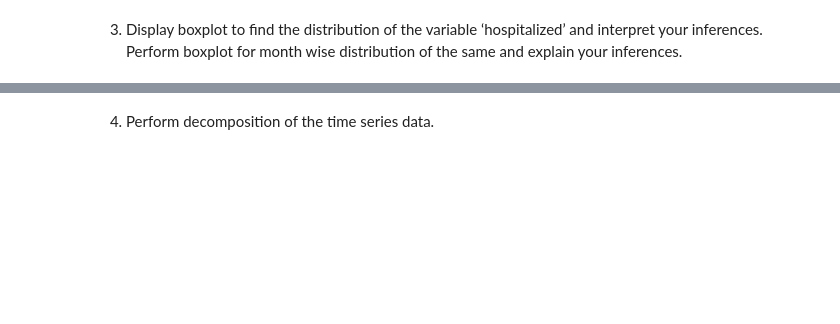
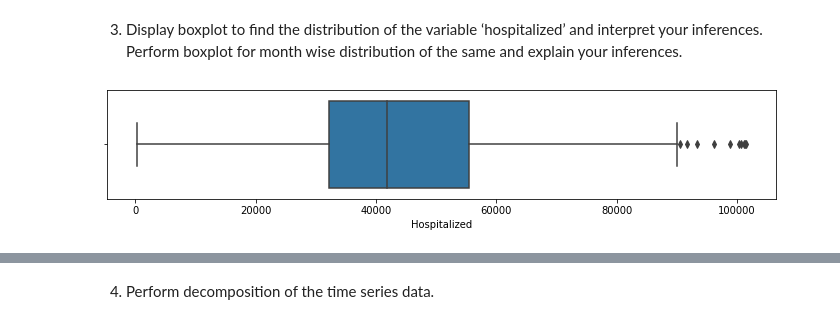
Before and after one commit to vkayonline/US-COVID19-Forecasting, a Jupyter notebook: TSF_CT2_Project.ipynb, the cells around one changed output, grey strips where cells are left out. Saved outputs shown, nothing was run; the diff lists cells and outputs as text; code cells hidden in the pictures; blank space fills up the shorter version.

```diff
--- a/TSF_CT2_Project.ipynb
+++ b/TSF_CT2_Project.ipynb
@@ -50,2 +65,8 @@ memory usage: 8.4+ KB
 # %% [markdown]
 3. Display boxplot to find the distribution of the variable ‘hospitalized’ and interpret your inferences. Perform boxplot for month wise distribution of the same and explain your inferences.
+# %%
+import seaborn as sns
+fig = plt.subplots(figsize=(12, 2))
+ax = sns.boxplot(x=data['Hospitalized'],whis=1.5)
+# %% [output]
+[figure, added]
```
Also changed, not shown: parts of 12 cells of this notebook.
